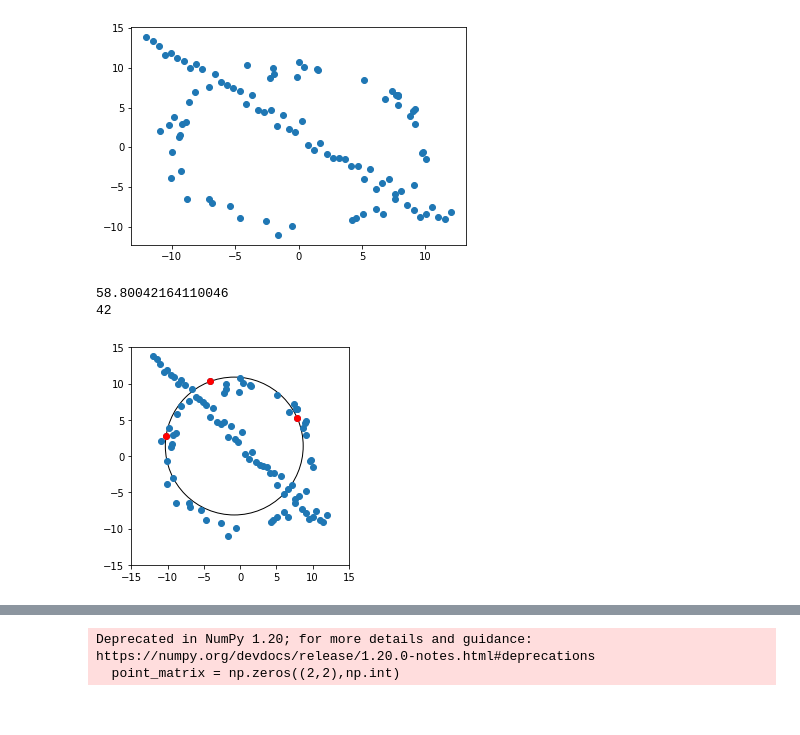
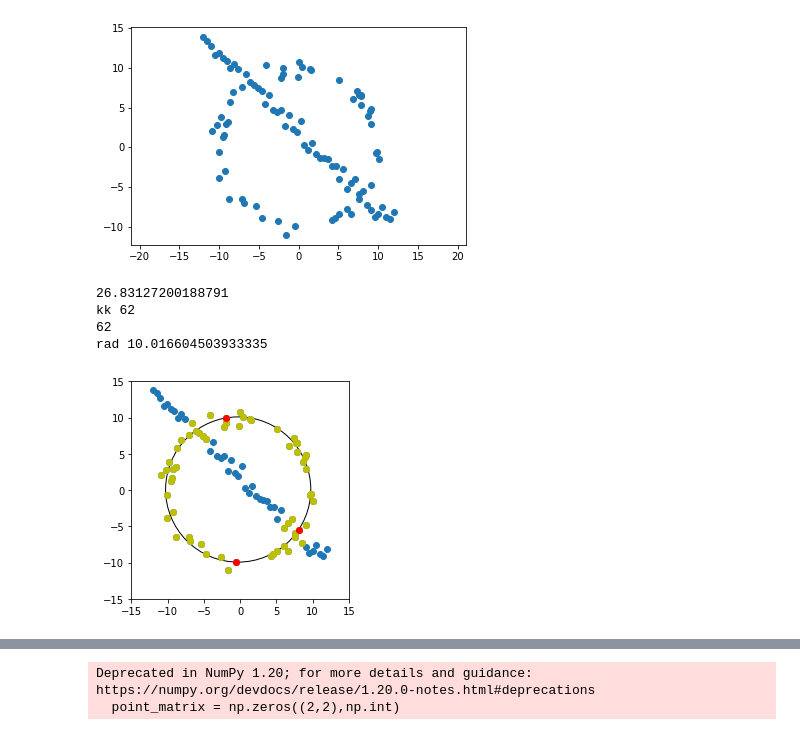
Before and after one commit to Thilanka1999/Computer-Vision-and-Image-Processing, a Jupyter notebook: assignment 2/190691B_a02.ipynb, the cells around one changed output, grey strips where cells are left out. Cells and saved outputs as stored; diff of their text form; code cells hidden in the pictures.

```diff
--- a/assignment 2/190691B_a02.ipynb
+++ b/assignment 2/190691B_a02.ipynb
@@ -3,36 +6,41 @@ import numpy as np
 from scipy . optimize import minimize
 from scipy import linalg
 import matplotlib . pyplot as plt
+from scipy.stats import circstd
+from matplotlib.lines import Line2D
+import matplotlib.gridspec as gridspec
+import sympy
 
 np.random.seed(45)
 N = 100
 half_n = N//2
 r = 10
 s = r/16
 t = np.random.uniform(0, 2*np.pi, half_n)
 
 n = s*np.random.randn(half_n)
 t_ = 1.96*1
 
 x , y = (r + n)*np.cos(t), (r + n)*np.sin(t)
 X_circ = np.hstack((x.reshape(half_n, 1), y.reshape(half_n, 1)))
 
 m, b = -1, 2
 x = np.linspace(-12, 12, half_n)
 y = m*x + b + s*np.random.randn(half_n)
 X_line = np.hstack((x.reshape(half_n, 1), y.reshape(half_n ,1)))
 X = np.vstack((X_circ, X_line))
 
 plt.scatter(X[..., 0], X[..., 1] )
+plt.axis('equal')
 
 # plt.scatter(X_line, X)
 
 # print(X_circ)
 # print(X_line)
 # print(X)
 plt.show()
 # %% [output]
-[figure, old version]
+[figure, new version]
 # %%
 def define_circle(p1, p2, p3):
     """
@@ -54,14 +62,14 @@ def define_circle(p1, p2, p3):
     radius = np.sqrt((cx - p1[0])**2 + (cy - p1[1])**2)
     return ((cx, cy), radius)
 
-p = 0.8
-e = 0.7
-s = 3
+p = 0.999
+e = 39/100 #outlier ration
+s = 3  #typical minimum number needed to fit the model
 N = np.log10(1-p)/np.log10(1-(1-e)**s)
 print(N)
 max_k = 0
 
-for i in range(int(N)):
+for i in range(int(N)+1):
     ind1 = np.random.randint(0, 2*half_n)
     ind2 = np.random.randint(0, 2*half_n)
     ind3 = np.random.randint(0, 2*half_n)
@@ -72,37 +80,47 @@ for i in range(int(N)):
 
     cen, rad = define_circle(c1, c2, c3)
     k = 0
+    inliers = []
 
-    for i in range(half_n):
+    for i in range(2*half_n):
         a, b = X[..., 0][i], X[..., 1][i]
         if cen is None: continue
         dis2 = np.sqrt((a-cen[0])**2 + (b - cen[1])**2)
         r = rad
-
         # print(dis2, r)
         if r-t_ < dis2 < r + t_:
             k+=1
+            inliers.append([a, b])
     # print(k)
     # break
-    if max_k < k:
+    if max_k < k and rad < 12:
         max_k = k
         f_c1, f_c2, f_c3 = c1, c2, c3
         f_cen, f_rad = cen, rad
-    if k > 50*(1-e):
+        f_inlier = inliers
+    if k > 61:  #*(1-e)
+        print("kk", k)
         break
     # break
 
+f_inlier = np.array(f_inlier)
+# print(f_inlier)
 print(max_k)
 circle=plt.Circle(f_cen,f_rad, fill = False)
+print("rad", f_rad)
 fig, ax = plt.subplots()
 ax.add_patch(circle)
 ax.set_xlim([-15, 15])
 ax.set_ylim([-15, 15])
 ax.set_aspect('equal')
-plt.scatter(X[..., 0], X[..., 1] )
+plt.scatter(X[..., 0], X[..., 1])
+plt.scatter(f_inlier[..., 0], f_inlier[..., 1], color='y')
 plt.scatter(np.array((f_c1, f_c2, f_c3))[..., 0], np.array((f_c1, f_c2, f_c3))[..., 1], color = 'r')
+
 plt.show()
 # %% [output]
-58.80042164110046
-42
+26.83127200188791
+kk 62
+62
+rad 10.016604503933335
-[figure, old version]
+[figure, new version]
```
Also changed, not shown: parts of 15 cells of this notebook.
